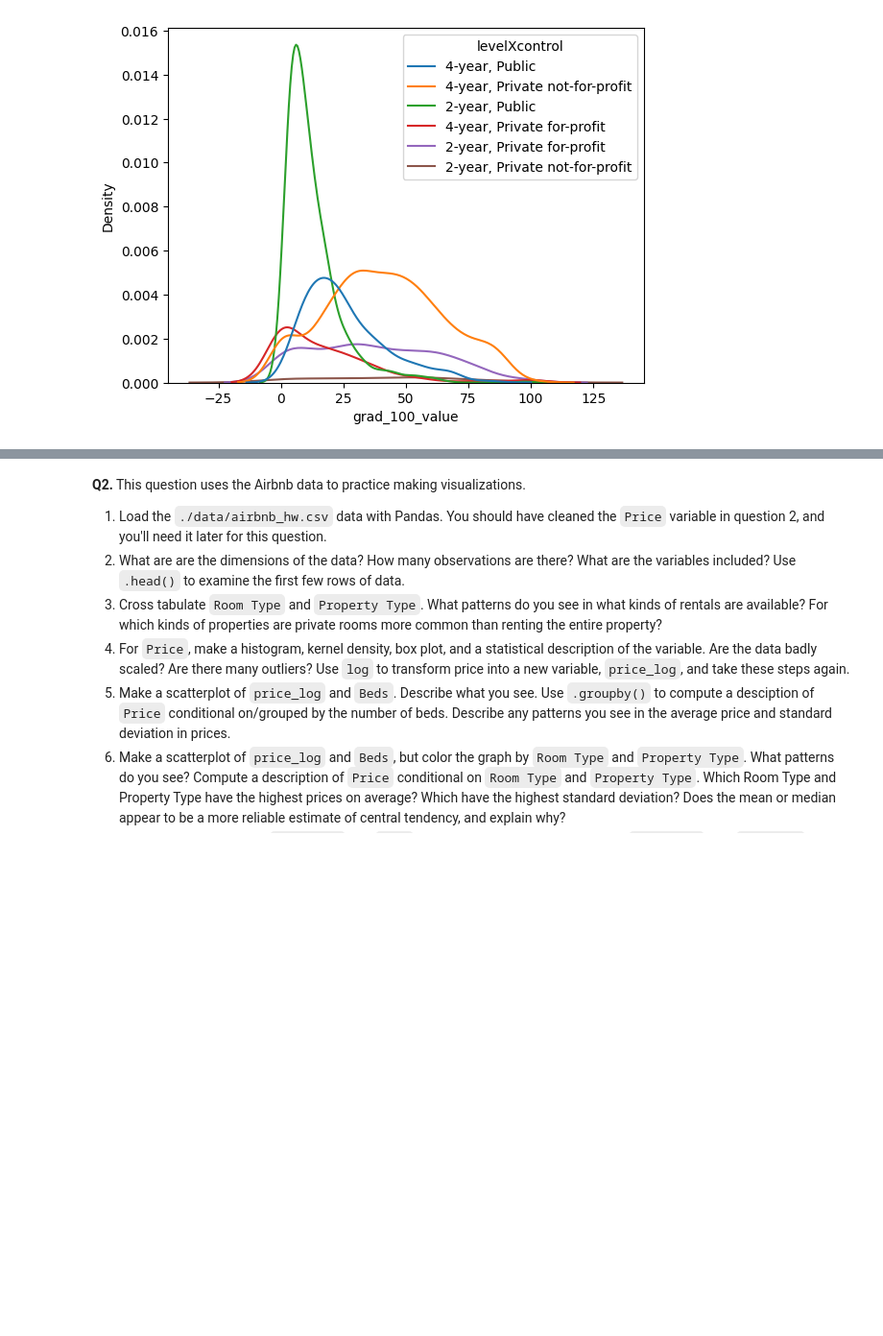
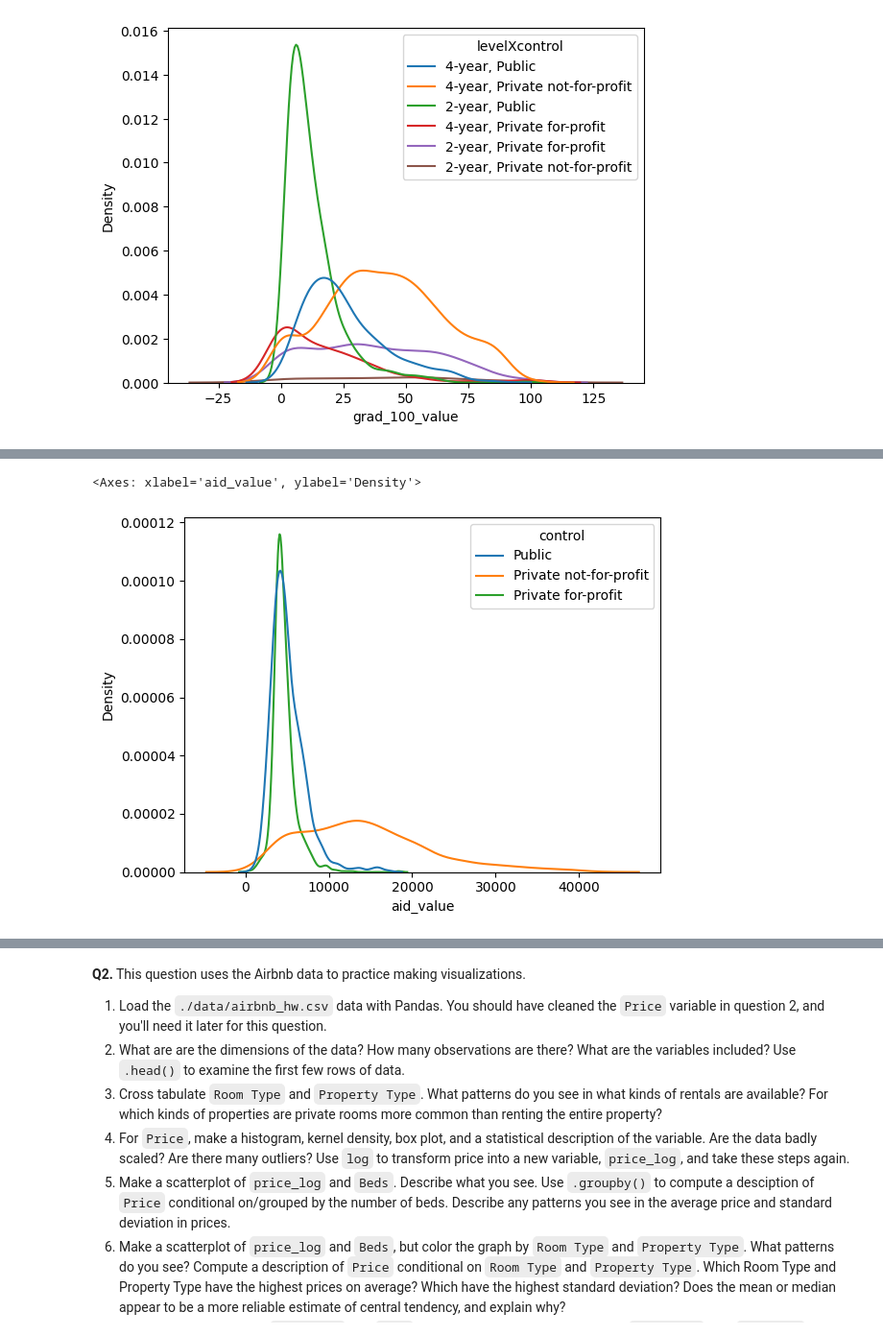
Before and after one commit to taliahtarik/visualization, a Jupyter notebook: assignment/assignment.ipynb, the cells around one changed output, grey strips where cells are left out. Shown: that part at 96% size. Drawn from its saved outputs; the diff is of its cells as text; code cells hidden in the pictures; blank space fills up the shorter version.

```diff
--- a/assignment/assignment.ipynb
+++ b/assignment/assignment.ipynb
@@ -138,0 +164,5 @@ sns.kdeplot(data=df,x='grad_100_value',hue='levelXcontrol')
+# %%
+sns.kdeplot(data=df,x='aid_value',hue='control')
+# %% [output]
+<Axes: xlabel='aid_value', ylabel='Density'>
+[figure, added]
```
Also changed, not shown: parts of 7 cells of this notebook.
